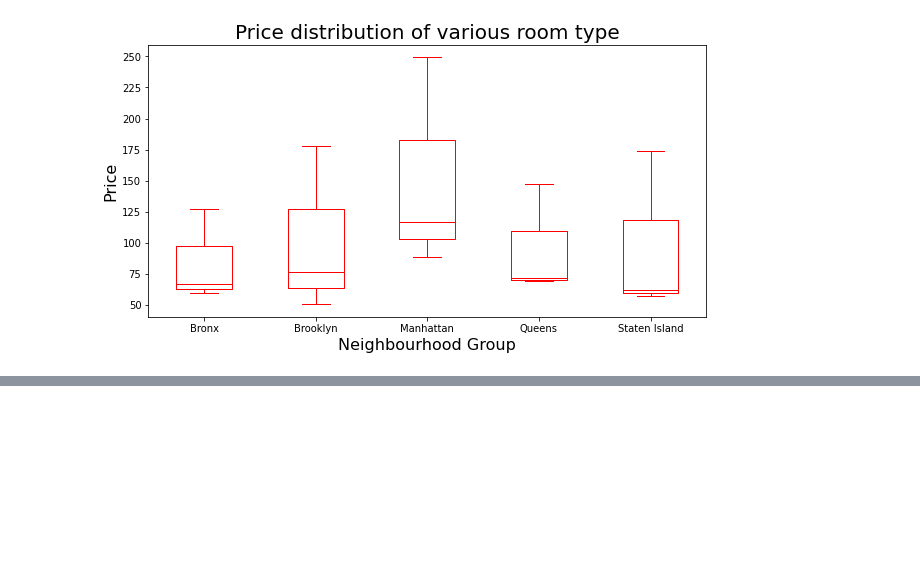
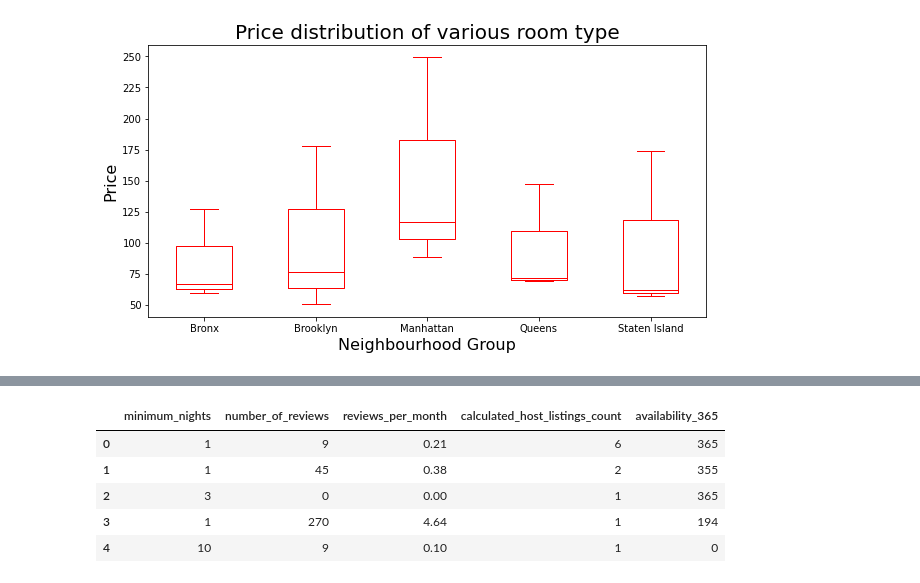
Before and after one commit to Gyanendra079/Airbnb-Bookings-Analysis, a Jupyter notebook: Airbnb_Bookings_Analysis_Capstone_Project.ipynb, the cells around one changed output, grey strips where cells are left out. Saved outputs shown, nothing was run; the diff lists cells and outputs as text; code cells hidden in the pictures; blank space fills up the shorter version.

```diff
--- a/Airbnb_Bookings_Analysis_Capstone_Project.ipynb
+++ b/Airbnb_Bookings_Analysis_Capstone_Project.ipynb
@@ -330,0 +331,10 @@ Text(0.5, 0, 'Neighbourhood Group')
+# %%
+new_df = df[['minimum_nights', 'number_of_reviews','reviews_per_month','calculated_host_listings_count','availability_365']]
+new_df.head()
+# %% [output]
+|  | minimum_nights | number_of_reviews | reviews_per_month | calculated_host_listings_count | availability_365 |
+| 0 | 1 | 9 | 0.21 | 6 | 365 |
+| 1 | 1 | 45 | 0.38 | 2 | 355 |
+| 2 | 3 | 0 | 0.00 | 1 | 365 |
+| 3 | 1 | 270 | 4.64 | 1 | 194 |
+| 4 | 10 | 9 | 0.10 | 1 | 0 |
```
Also changed, not shown: parts of 13 cells of this notebook.
